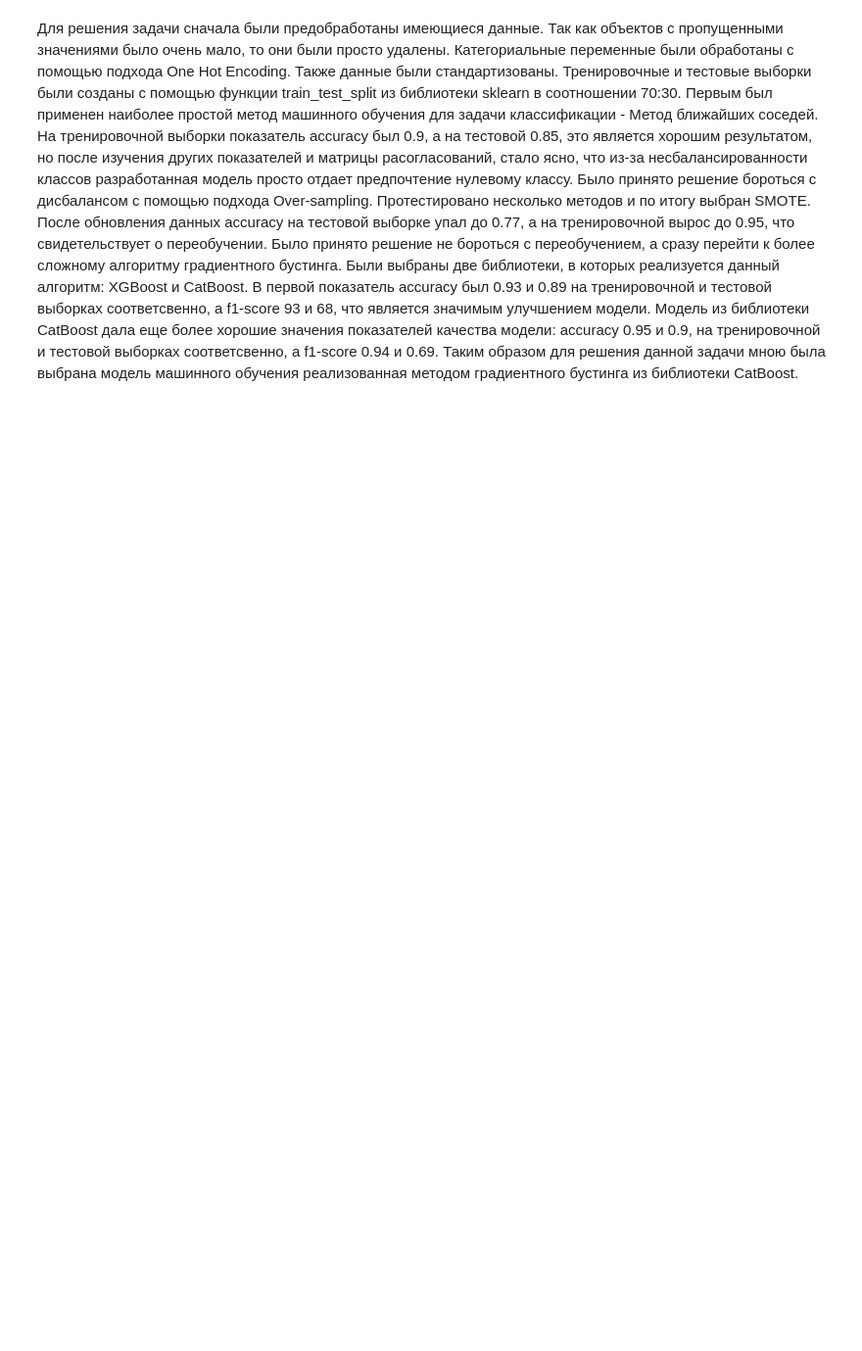
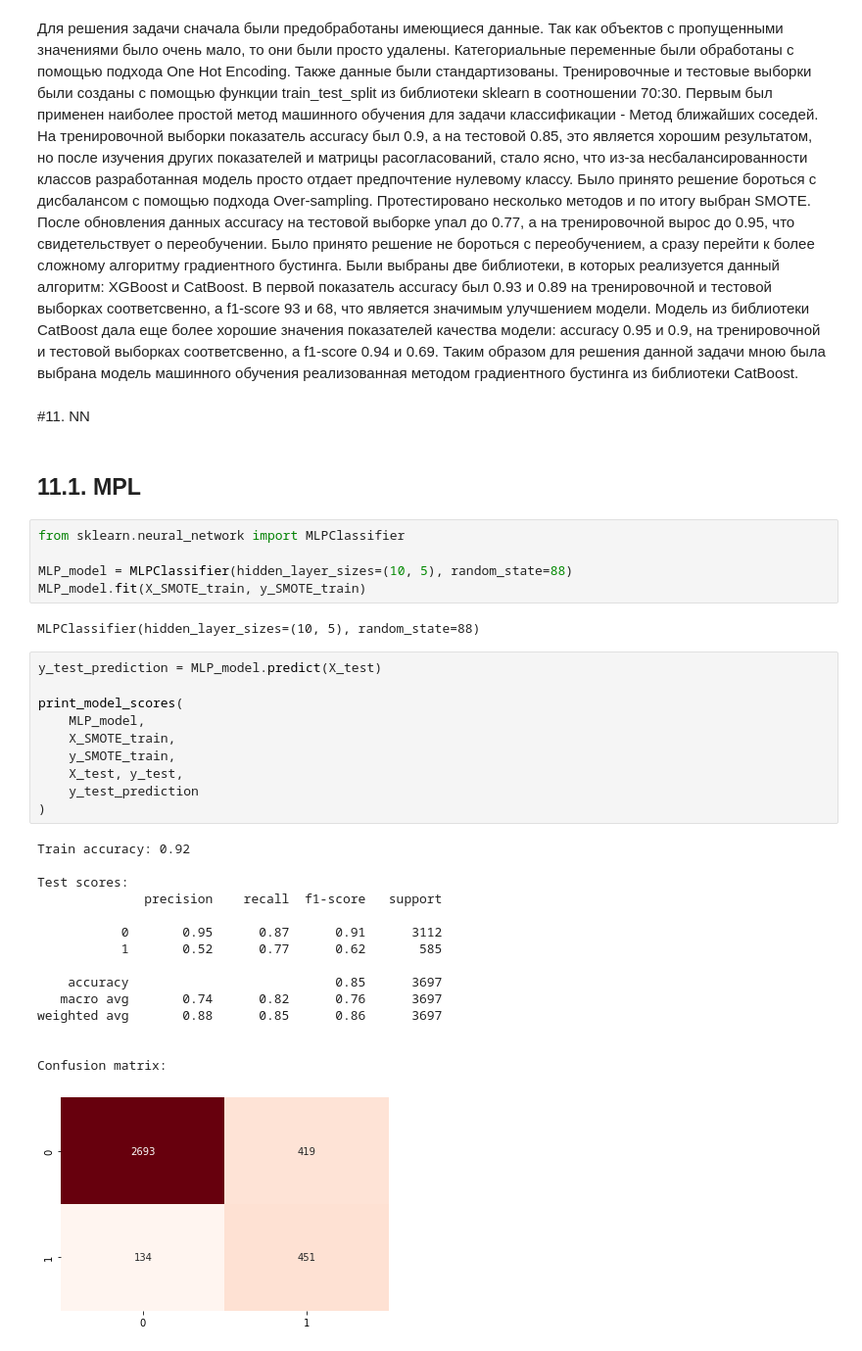
Before and after one commit to tarasov001/ml_2022, a Jupyter notebook: visitors_response.ipynb, the cells around one changed output. Shown at 98% size. Cells and saved outputs as stored; diff of their text form; blank space fills up the shorter version.

```diff
--- a/visitors_response.ipynb
+++ b/visitors_response.ipynb
@@ -521,0 +528,37 @@ Confusion matrix:
+# %% [markdown]
+#11. NN
+# %% [markdown]
+## 11.1. MPL
+# %%
+from sklearn.neural_network import MLPClassifier
+
+MLP_model = MLPClassifier(hidden_layer_sizes=(10, 5), random_state=88)
+MLP_model.fit(X_SMOTE_train, y_SMOTE_train)
+# %% [output]
+MLPClassifier(hidden_layer_sizes=(10, 5), random_state=88)
+# %%
+y_test_prediction = MLP_model.predict(X_test)
+
+print_model_scores(
+    MLP_model,
+    X_SMOTE_train,
+    y_SMOTE_train,
+    X_test, y_test,
+    y_test_prediction
+)
+# %% [output]
+Train accuracy: 0.92
+
+Test scores:
+              precision    recall  f1-score   support
+
+           0       0.95      0.87      0.91      3112
+           1       0.52      0.77      0.62       585
+
+    accuracy                           0.85      3697
+   macro avg       0.74      0.82      0.76      3697
+weighted avg       0.88      0.85      0.86      3697
+
+
+Confusion matrix:
+[figure, added]
```
Also changed, not shown: parts of 7 cells of this notebook.
